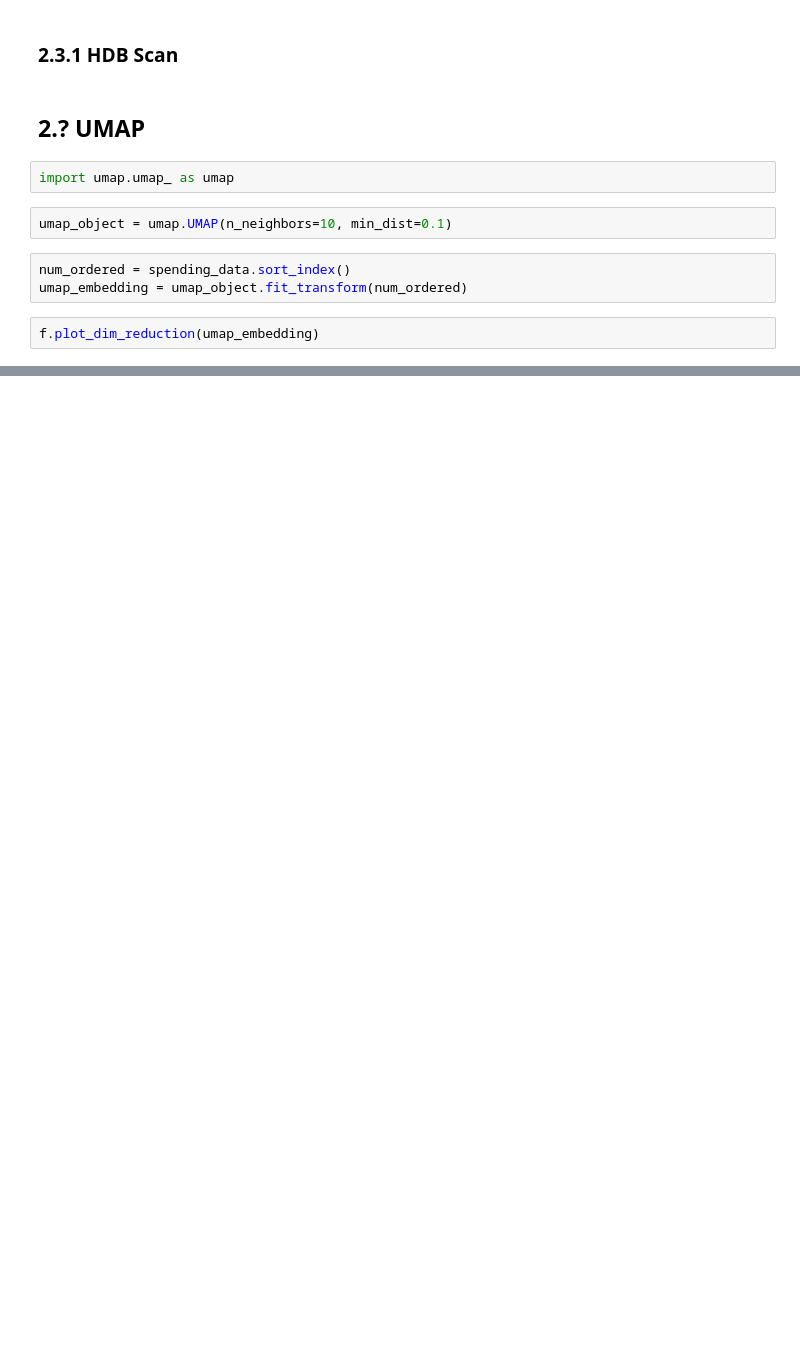
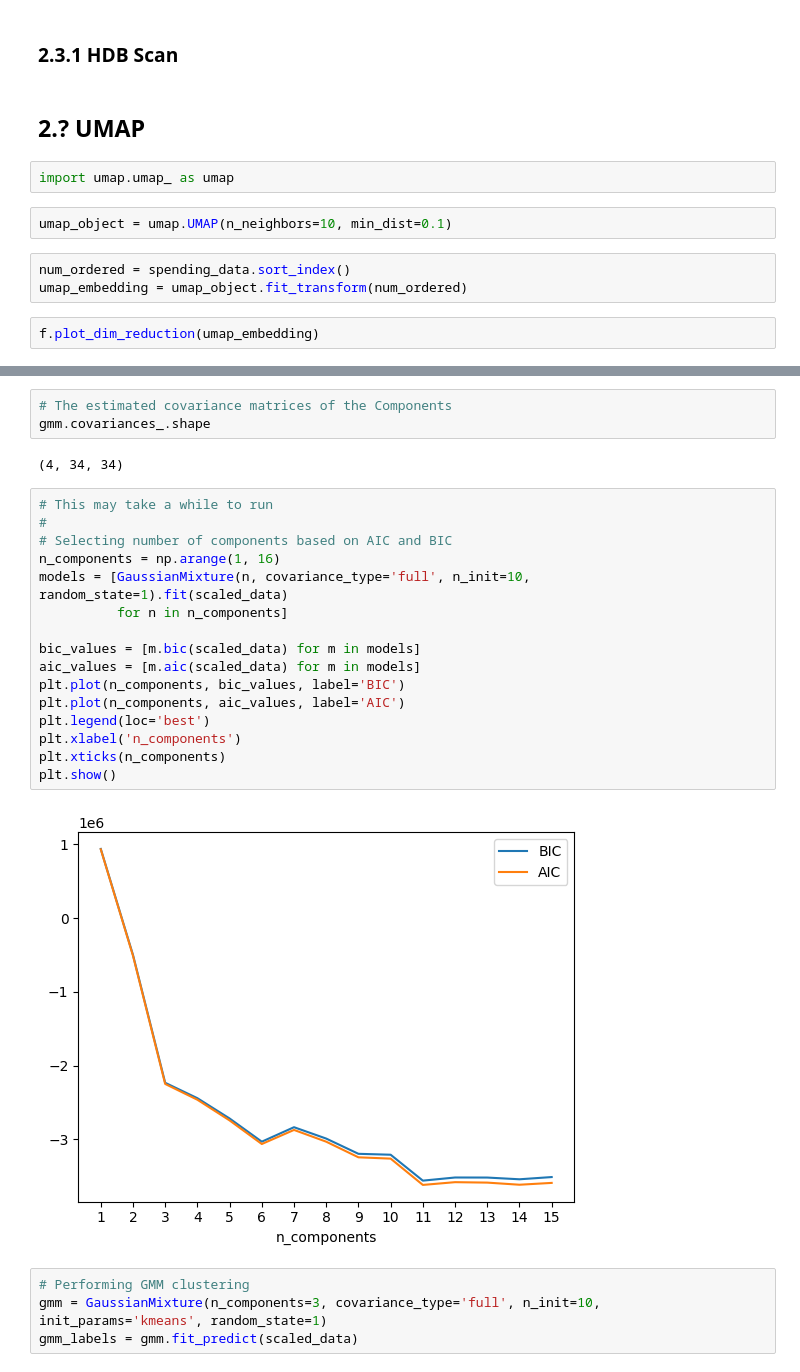
Before and after one commit to antoniooliveira03/data_mining, a Jupyter notebook: spending_data segmentation.ipynb, the cells around one changed output, grey strips where cells are left out. Cells and saved outputs as stored; diff of their text form; blank space fills up the shorter version.

Commit message:
Gaussian

```diff
--- a/spending_data segmentation.ipynb
+++ b/spending_data segmentation.ipynb
@@ -345,0 +382,27 @@ f.plot_dim_reduction(umap_embedding)
+# %%
+# The estimated covariance matrices of the Components
+gmm.covariances_.shape
+# %% [output]
+(4, 34, 34)
+# %%
+# This may take a while to run
+#
+# Selecting number of components based on AIC and BIC
+n_components = np.arange(1, 16)
+models = [GaussianMixture(n, covariance_type='full', n_init=10, random_state=1).fit(scaled_data)
+          for n in n_components]
+
+bic_values = [m.bic(scaled_data) for m in models]
+aic_values = [m.aic(scaled_data) for m in models]
+plt.plot(n_components, bic_values, label='BIC')
+plt.plot(n_components, aic_values, label='AIC')
+plt.legend(loc='best')
+plt.xlabel('n_components')
+plt.xticks(n_components)
+plt.show()
+# %% [output]
+[figure, added]
+# %%
+# Performing GMM clustering
+gmm = GaussianMixture(n_components=3, covariance_type='full', n_init=10, init_params='kmeans', random_state=1)
+gmm_labels = gmm.fit_predict(scaled_data)
```
Also changed, not shown: parts of 8 cells of this notebook.
